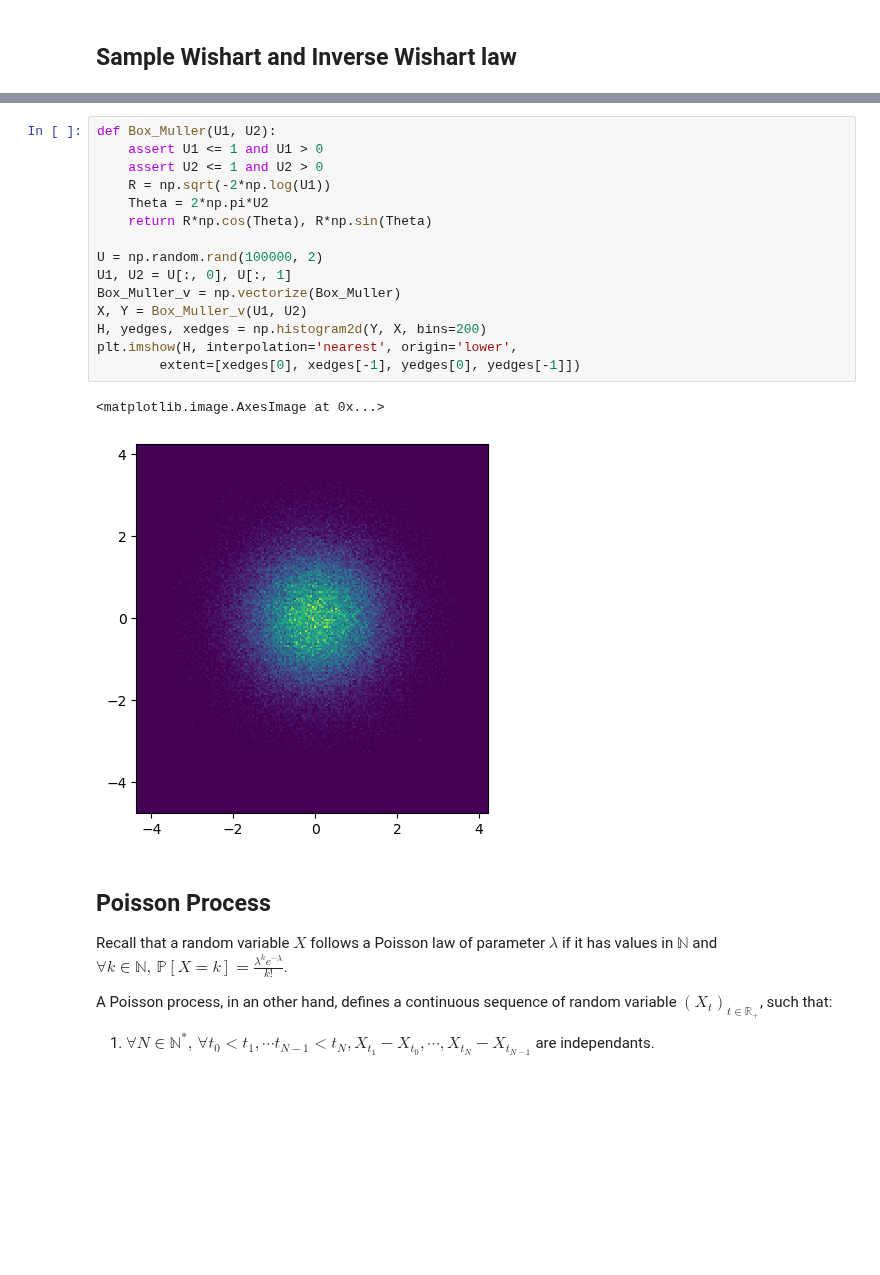
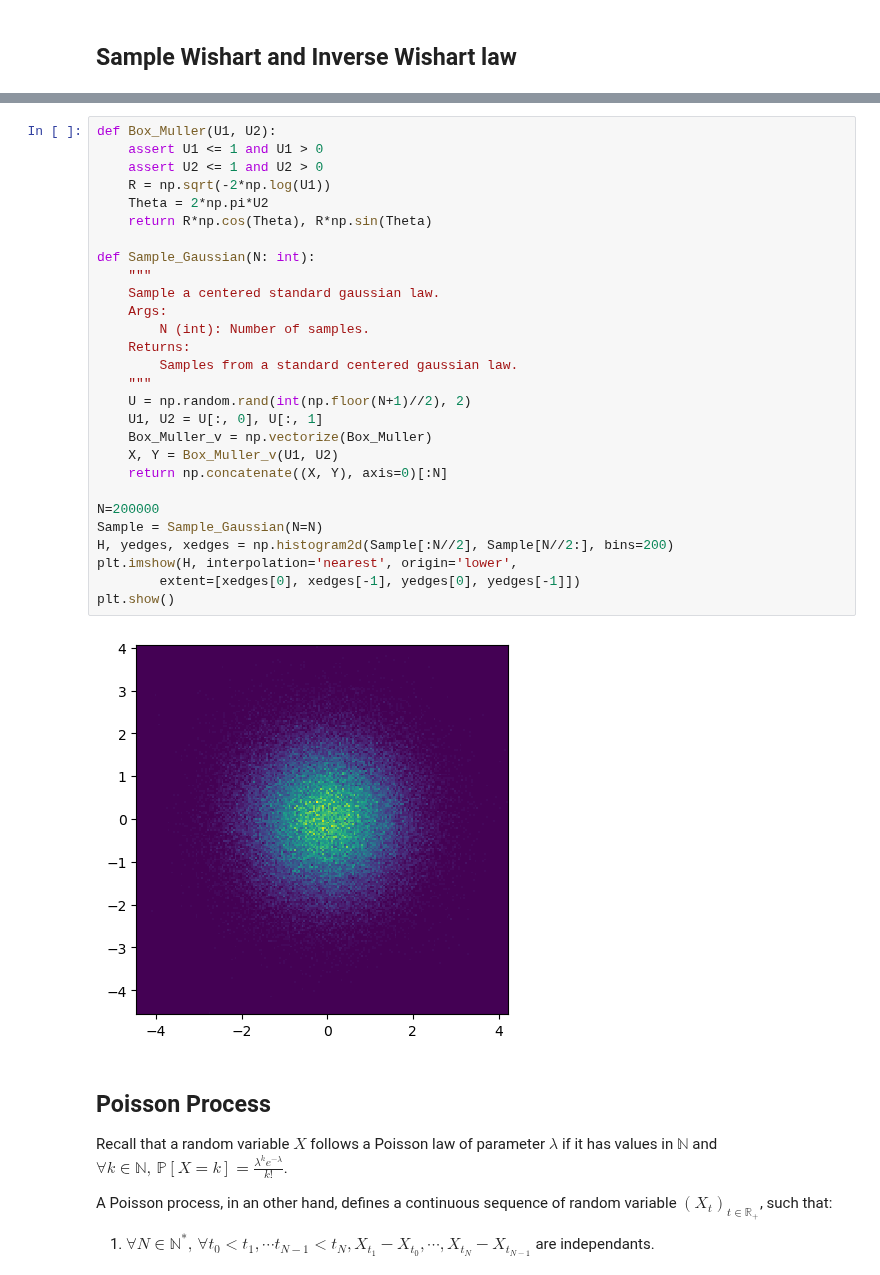
Before and after one commit to roomate/ML_from_scratch, a Jupyter notebook: random_algos.ipynb, the cells around one changed output, grey strips where cells are left out. Cells and saved outputs as stored; diff of their text form; blank space fills up the shorter version.

```diff
--- a/random_algos.ipynb
+++ b/random_algos.ipynb
@@ -155,21 +153,33 @@ If you want to sample from a standard gaussian law in dimension $d$, it is very
 # %%
 def Box_Muller(U1, U2):
     assert U1 <= 1 and U1 > 0
     assert U2 <= 1 and U2 > 0
     R = np.sqrt(-2*np.log(U1))
     Theta = 2*np.pi*U2
     return R*np.cos(Theta), R*np.sin(Theta)
 
-U = np.random.rand(100000, 2)
-U1, U2 = U[:, 0], U[:, 1]
-Box_Muller_v = np.vectorize(Box_Muller)
-X, Y = Box_Muller_v(U1, U2)
-H, yedges, xedges = np.histogram2d(Y, X, bins=200)
+def Sample_Gaussian(N: int):
+    """
+    Sample a centered standard gaussian law.
+    Args:
+        N (int): Number of samples.
+    Returns:
+        Samples from a standard centered gaussian law.
+    """
+    U = np.random.rand(int(np.floor(N+1)//2), 2)
+    U1, U2 = U[:, 0], U[:, 1]
+    Box_Muller_v = np.vectorize(Box_Muller)
+    X, Y = Box_Muller_v(U1, U2)
+    return np.concatenate((X, Y), axis=0)[:N]
+
+N=200000
+Sample = Sample_Gaussian(N=N)
+H, yedges, xedges = np.histogram2d(Sample[:N//2], Sample[N//2:], bins=200)
 plt.imshow(H, interpolation='nearest', origin='lower',
         extent=[xedges[0], xedges[-1], yedges[0], yedges[-1]])
+plt.show()
 # %% [output]
-<matplotlib.image.AxesImage at 0x...>
-[figure, old version]
+[figure, new version]
 # %% [markdown]
 ## Poisson Process
 
```
Also changed, not shown: parts of 15 cells of this notebook.
